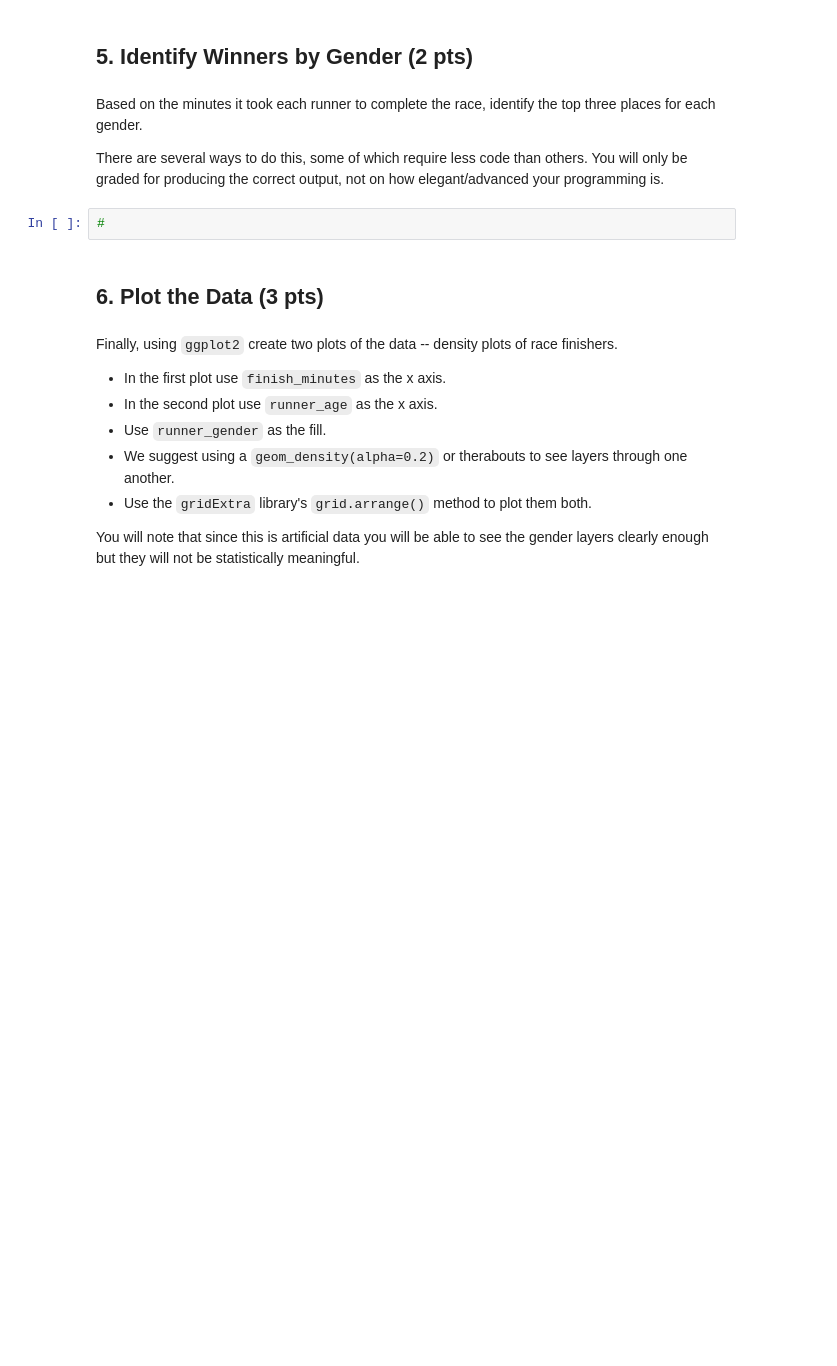
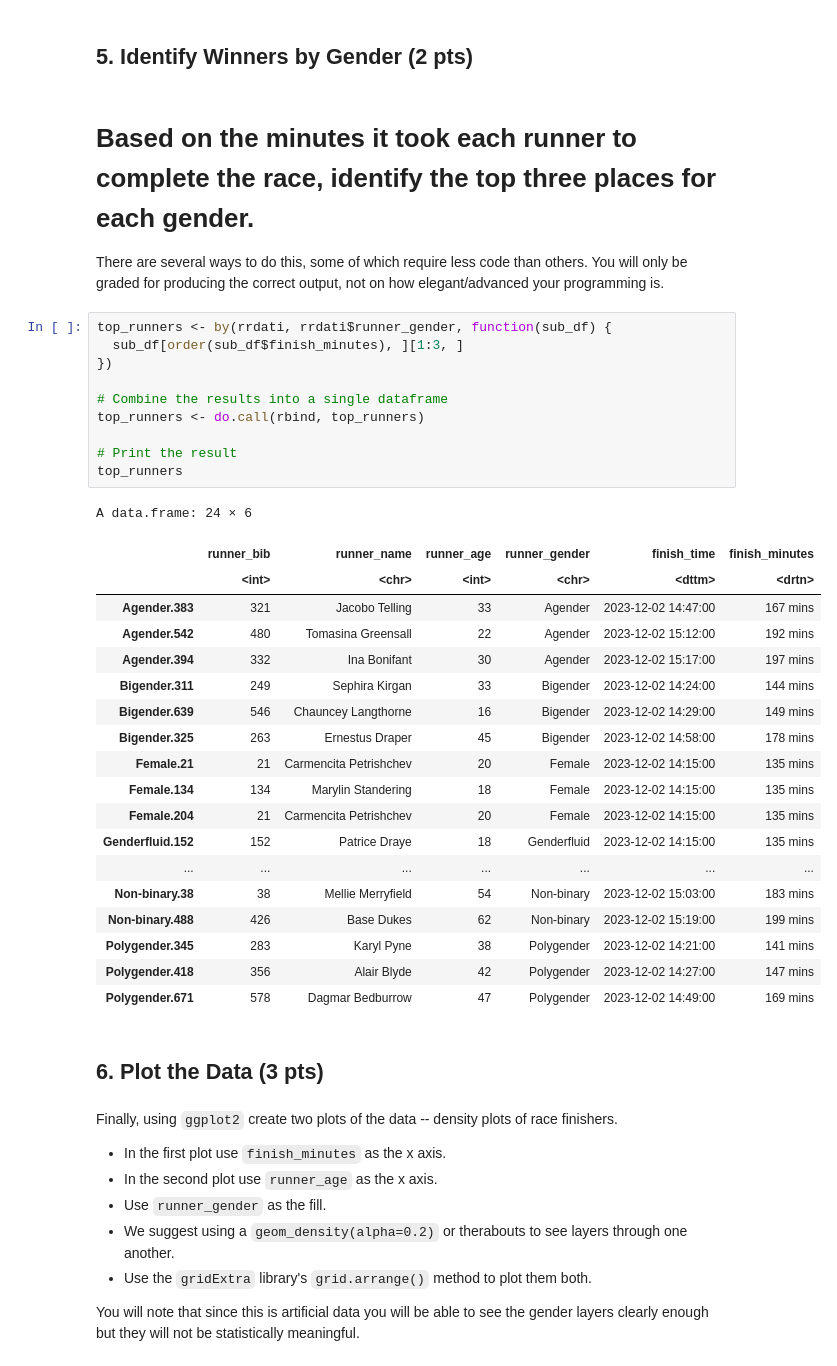
Before and after one commit to Robertocarbonee/DS1002-mvu2pj, a Jupyter notebook: labs/lab2/lab2-race-results.ipynb, the cells around one changed output. Drawn from its saved outputs; the diff is of its cells as text; blank space fills up the shorter version.

```diff
--- a/labs/lab2/lab2-race-results.ipynb
+++ b/labs/lab2/lab2-race-results.ipynb
@@ -201,11 +213,39 @@ A data.frame: 6 × 6
 # %% [markdown]
 ## 5. Identify Winners by Gender (2 pts)
 # %% [markdown]
-Based on the minutes it took each runner to complete the race, identify the top three places for each gender.
+# Based on the minutes it took each runner to complete the race, identify the top three places for each gender.
 
 There are several ways to do this, some of which require less code than others. You will only be graded for producing the correct output, not on how elegant/advanced your programming is.
-# %%
-#
+# %%
+top_runners <- by(rrdati, rrdati$runner_gender, function(sub_df) {
+  sub_df[order(sub_df$finish_minutes), ][1:3, ]
+})
+
+# Combine the results into a single dataframe
+top_runners <- do.call(rbind, top_runners)
+
+# Print the result
+top_runners
+# %% [output]
+A data.frame: 24 × 6
+|  | runner_bib | runner_name | runner_age | runner_gender | finish_time | finish_minutes |
+|  | <int> | <chr> | <int> | <chr> | <dttm> | <drtn> |
+| Agender.383 | 321 | Jacobo Telling | 33 | Agender | 2023-12-02 14:47:00 | 167 mins |
+| Agender.542 | 480 | Tomasina Greensall | 22 | Agender | 2023-12-02 15:12:00 | 192 mins |
+| Agender.394 | 332 | Ina Bonifant | 30 | Agender | 2023-12-02 15:17:00 | 197 mins |
+| Bigender.311 | 249 | Sephira Kirgan | 33 | Bigender | 2023-12-02 14:24:00 | 144 mins |
+| Bigender.639 | 546 | Chauncey Langthorne | 16 | Bigender | 2023-12-02 14:29:00 | 149 mins |
+| Bigender.325 | 263 | Ernestus Draper | 45 | Bigender | 2023-12-02 14:58:00 | 178 mins |
+| Female.21 | 21 | Carmencita Petrishchev | 20 | Female | 2023-12-02 14:15:00 | 135 mins |
+| Female.134 | 134 | Marylin Standering | 18 | Female | 2023-12-02 14:15:00 | 135 mins |
+| Female.204 | 21 | Carmencita Petrishchev | 20 | Female | 2023-12-02 14:15:00 | 135 mins |
+| Genderfluid.152 | 152 | Patrice Draye | 18 | Genderfluid | 2023-12-02 14:15:00 | 135 mins |
+| ... | ... | ... | ... | ... | ... | ... |
+| Non-binary.38 | 38 | Mellie Merryfield | 54 | Non-binary | 2023-12-02 15:03:00 | 183 mins |
+| Non-binary.488 | 426 | Base Dukes | 62 | Non-binary | 2023-12-02 15:19:00 | 199 mins |
+| Polygender.345 | 283 | Karyl Pyne | 38 | Polygender | 2023-12-02 14:21:00 | 141 mins |
+| Polygender.418 | 356 | Alair Blyde | 42 | Polygender | 2023-12-02 14:27:00 | 147 mins |
+| Polygender.671 | 578 | Dagmar Bedburrow | 47 | Polygender | 2023-12-02 14:49:00 | 169 mins |
 # %% [markdown]
 ## 6. Plot the Data (3 pts)
 # %% [markdown]
```
Also changed, not shown: parts of 9 cells of this notebook.
